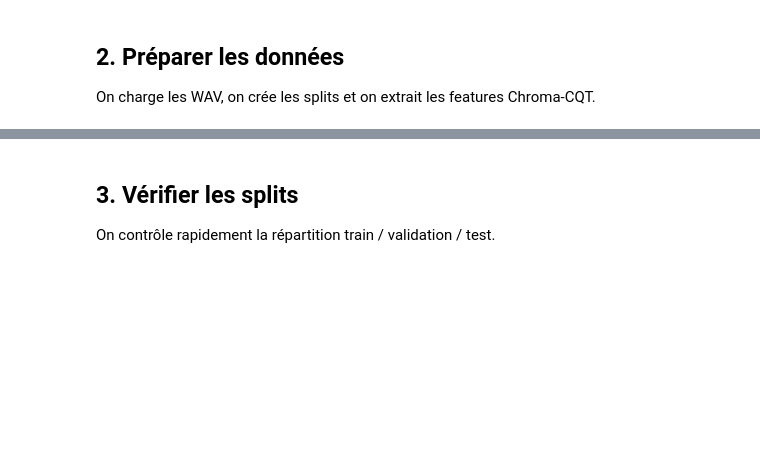
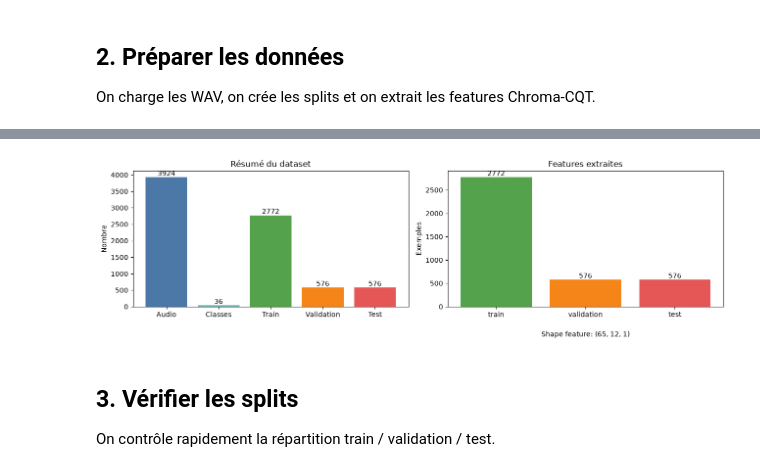
Before and after one commit to dev-gasy/musica, a Jupyter notebook: musica.ipynb, the cells around one changed output, grey strips where cells are left out. Cells and saved outputs as stored; diff of their text form; code cells hidden in the pictures; blank space fills up the shorter version.

```diff
--- a/musica.ipynb
+++ b/musica.ipynb
@@ -37,12 +47,39 @@ On charge les WAV, on crée les splits et on extrait les features Chroma-CQT.
 # %%
 prepared = prepare_data(config)
 
-print(f"Volume audio exploitable: {len(prepared.dataset.audio_paths)} fichiers")
-print(f"Couverture fonctionnelle: {len(prepared.dataset.labels)} classes d'accords")
-print(f"Train: {len(prepared.split.train_paths)} fichiers")
-print(f"Validation: {len(prepared.split.val_paths)} fichiers")
-print(f"Test: {len(prepared.split.test_paths)} fichiers")
-print(f"Features train: {prepared.x_train.shape} | labels: {prepared.y_train.shape}")
-print(f"Features validation: {prepared.x_val.shape} | labels: {prepared.y_val.shape}")
-print(f"Features test: {prepared.x_test.shape} | labels: {prepared.y_test.shape}")
+summary_labels = ["Audio", "Classes", "Train", "Validation", "Test"]
+summary_values = [
+    len(prepared.dataset.audio_paths),
+    len(prepared.dataset.labels),
+    len(prepared.split.train_paths),
+    len(prepared.split.val_paths),
+    len(prepared.split.test_paths),
+]
+summary_colors = ["#4C78A8", "#72B7B2", "#54A24B", "#F58518", "#E45756"]
+
+fig, axes = plt.subplots(1, 2, figsize=(13, 4))
+axes[0].bar(summary_labels, summary_values, color=summary_colors)
+axes[0].set_title("Résumé du dataset")
+axes[0].set_ylabel("Nombre")
+axes[0].bar_label(axes[0].containers[0])
+
+feature_shapes = {
+    "train": prepared.x_train.shape[0],
+    "validation": prepared.x_val.shape[0],
+    "test": prepared.x_test.shape[0],
+}
+axes[1].bar(feature_shapes.keys(), feature_shapes.values(), color=["#54A24B", "#F58518", "#E45756"])
+axes[1].set_title("Features extraites")
+axes[1].set_ylabel("Exemples")
+axes[1].bar_label(axes[1].containers[0])
+axes[1].text(
+    0.5,
+    -0.22,
+    f"Shape feature: {prepared.x_train.shape[1:]}",
+    ha="center",
+    transform=axes[1].transAxes,
+)
+
+plt.tight_layout()
+plt.show()
 # %% [output]
@@ -57,3 +103,4 @@ Features test: (576, 65, 12, 1) | labels: (576,)
+[figure, added]
 # %% [markdown]
 ## 3. Vérifier les splits
 
```
Also changed, not shown: parts of 7 cells of this notebook, 4 other files.
